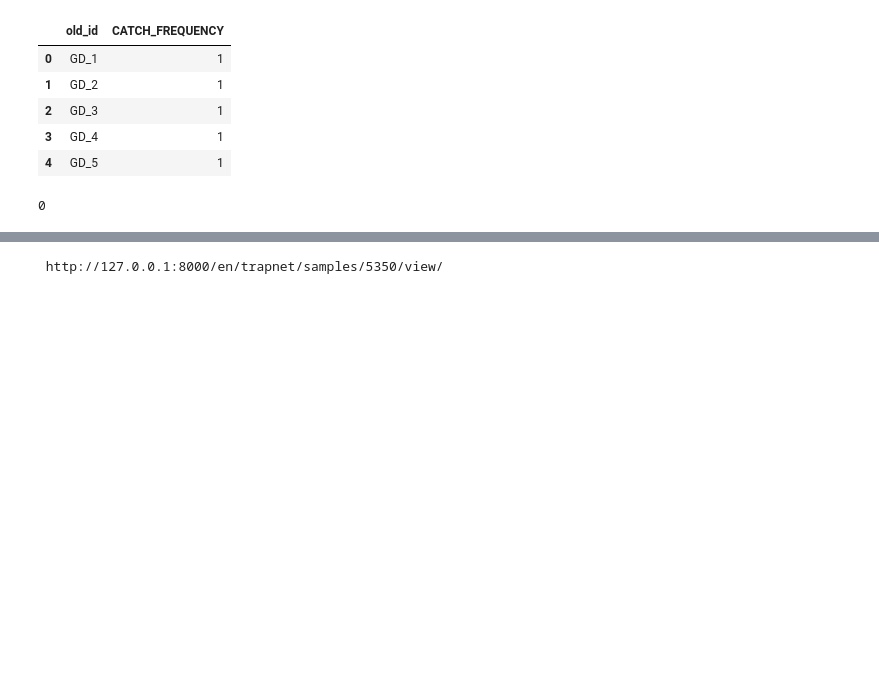
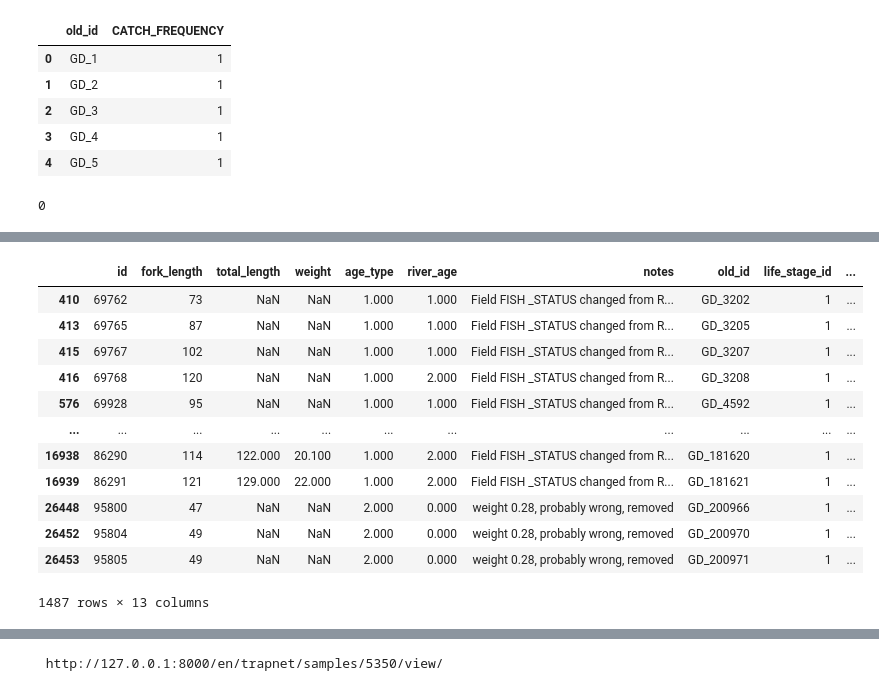
Before and after one commit to dfo-gulf-science/TrapNet-EDA, a Jupyter notebook: Trapnet Historical Data.ipynb, the cells around one changed output, grey strips where cells are left out. Cells and saved outputs as stored; diff of their text form; code cells hidden in the pictures; blank space fills up the shorter version.

```diff
--- a/Trapnet Historical Data.ipynb
+++ b/Trapnet Historical Data.ipynb
@@ -211,0 +218,16 @@ sum(df_catch_frequency_historical.CATCH_FREQUENCY!=1)
+# %%
+df_hist[df_hist.notes!='None']
+# %% [output]
+|  | id | fork_length | total_length | weight | age_type | river_age | notes | old_id | life_stage_id | ... |
+| 410 | 69762 | 73 | NaN | NaN | 1.000 | 1.000 | Field FISH _STATUS changed from R... | GD_3202 | 1 | ... |
+| 413 | 69765 | 87 | NaN | NaN | 1.000 | 1.000 | Field FISH _STATUS changed from R... | GD_3205 | 1 | ... |
+| 415 | 69767 | 102 | NaN | NaN | 1.000 | 1.000 | Field FISH _STATUS changed from R... | GD_3207 | 1 | ... |
+| 416 | 69768 | 120 | NaN | NaN | 1.000 | 2.000 | Field FISH _STATUS changed from R... | GD_3208 | 1 | ... |
+| 576 | 69928 | 95 | NaN | NaN | 1.000 | 1.000 | Field FISH _STATUS changed from R... | GD_4592 | 1 | ... |
+| ... | ... | ... | ... | ... | ... | ... | ... | ... | ... | ... |
+| 16938 | 86290 | 114 | 122.000 | 20.100 | 1.000 | 2.000 | Field FISH _STATUS changed from R... | GD_181620 | 1 | ... |
+| 16939 | 86291 | 121 | 129.000 | 22.000 | 1.000 | 2.000 | Field FISH _STATUS changed from R... | GD_181621 | 1 | ... |
+| 26448 | 95800 | 47 | NaN | NaN | 2.000 | 0.000 | weight 0.28, probably wrong, removed | GD_200966 | 1 | ... |
+| 26452 | 95804 | 49 | NaN | NaN | 2.000 | 0.000 | weight 0.28, probably wrong, removed | GD_200970 | 1 | ... |
+| 26453 | 95805 | 49 | NaN | NaN | 2.000 | 0.000 | weight 0.28, probably wrong, removed | GD_200971 | 1 | ... |
+1487 rows × 13 columns
```
Also changed, not shown: parts of 18 cells of this notebook.
